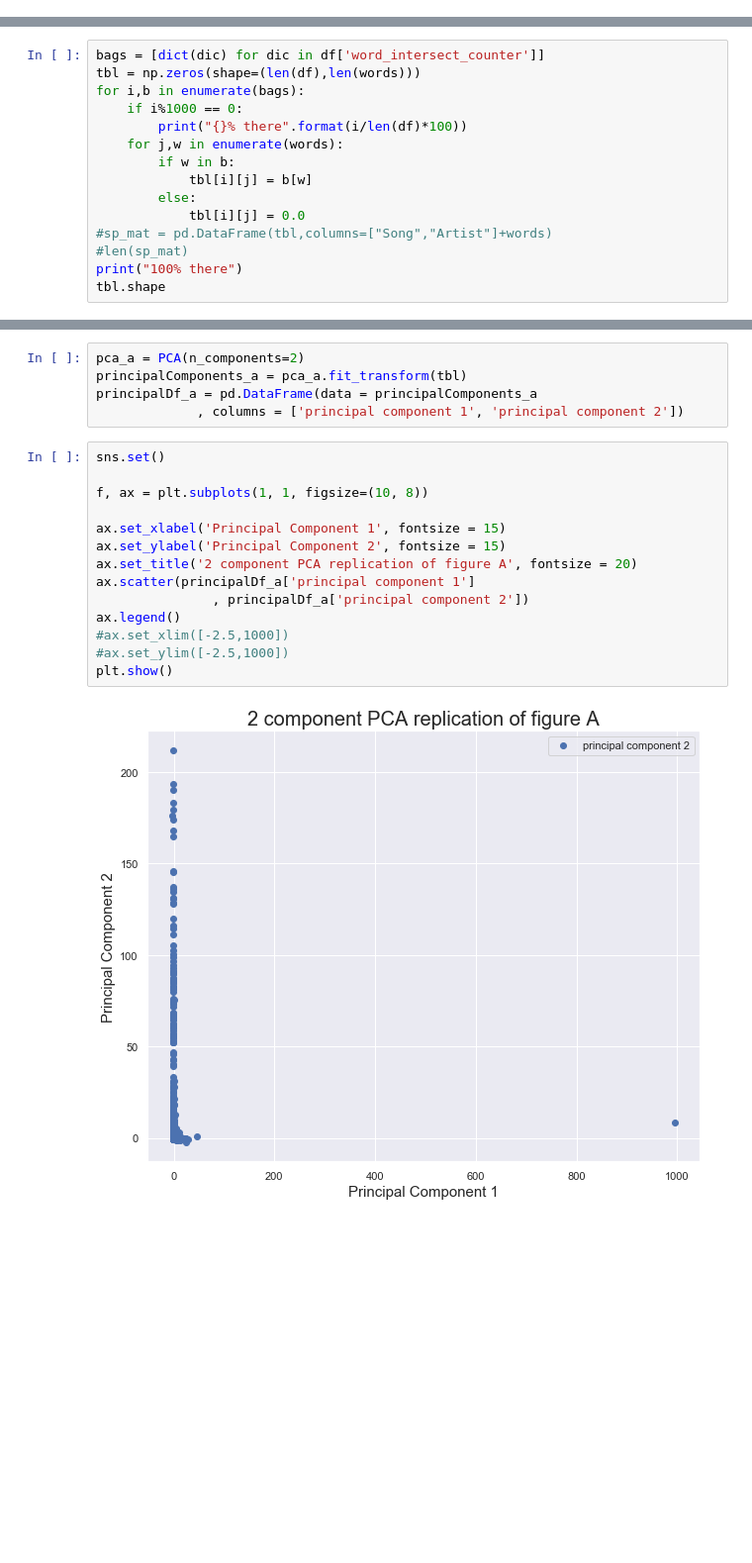
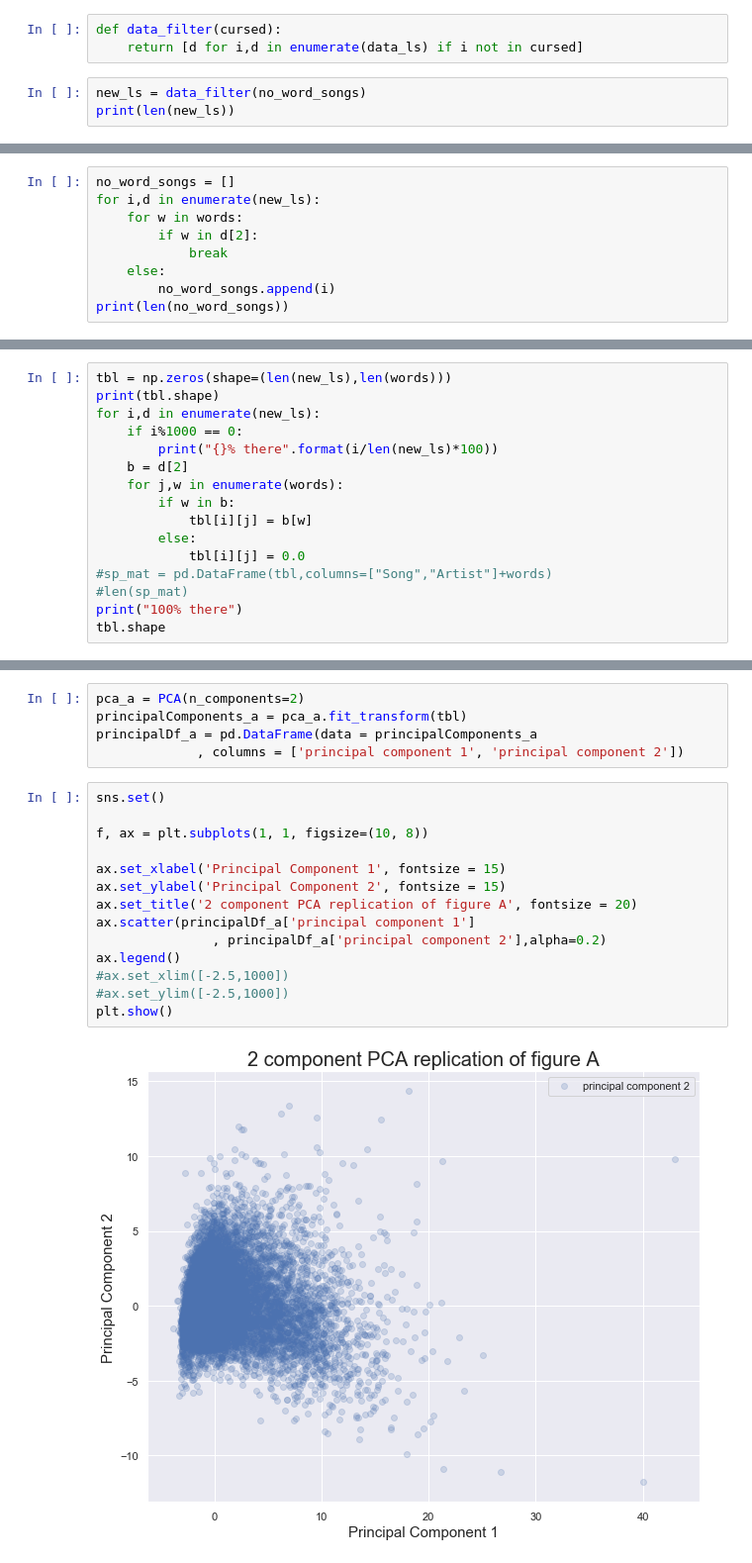
Before and after one commit to cvraut/Music_Econ, a Jupyter notebook: dataClustering/clustering.ipynb, the cells around one changed output, grey strips where cells are left out. Shown at 99% size. Drawn from its saved outputs; the diff is of its cells as text; blank space fills up the shorter version.

```diff
--- a/dataClustering/clustering.ipynb
+++ b/dataClustering/clustering.ipynb
@@ -94,0 +110,6 @@ dict(df.loc[14890]["word_intersect_counter"])
+# %%
+def data_filter(cursed):
+    return [d for i,d in enumerate(data_ls) if i not in cursed]
+# %%
+new_ls = data_filter(no_word_songs)
+print(len(new_ls))
@@ -94,0 +118,9 @@ dict(df.loc[14890]["word_intersect_counter"])
+# %%
+no_word_songs = []
+for i,d in enumerate(new_ls):
+    for w in words:
+        if w in d[2]:
+            break
+    else:
+        no_word_songs.append(i)
+print(len(no_word_songs))
@@ -100,9 +134,10 @@ word[word["word"] == "barbara"]
 # %%
-bags = [dict(dic) for dic in df['word_intersect_counter']]
-tbl = np.zeros(shape=(len(df),len(words)))
-for i,b in enumerate(bags):
+tbl = np.zeros(shape=(len(new_ls),len(words)))
+print(tbl.shape)
+for i,d in enumerate(new_ls):
     if i%1000 == 0:
-        print("{}% there".format(i/len(df)*100))
+        print("{}% there".format(i/len(new_ls)*100))
+    b = d[2]
     for j,w in enumerate(words):
         if w in b:
             tbl[i][j] = b[w]
@@ -181,18 +199,18 @@ principalDf_a = pd.DataFrame(data = principalComponents_a
 # %%
 sns.set()
 
 f, ax = plt.subplots(1, 1, figsize=(10, 8))
 
 ax.set_xlabel('Principal Component 1', fontsize = 15)
 ax.set_ylabel('Principal Component 2', fontsize = 15)
 ax.set_title('2 component PCA replication of figure A', fontsize = 20)
 ax.scatter(principalDf_a['principal component 1']
-               , principalDf_a['principal component 2'])
+               , principalDf_a['principal component 2'],alpha=0.2)
 ax.legend()
 #ax.set_xlim([-2.5,1000])
 #ax.set_ylim([-2.5,1000])
 plt.show()
 # %% [output]
-[figure, old version]
+[figure, new version]
 # %%
 for i,r in principalDf_a.iterrows():
```
Also changed, not shown: parts of 28 cells of this notebook.
